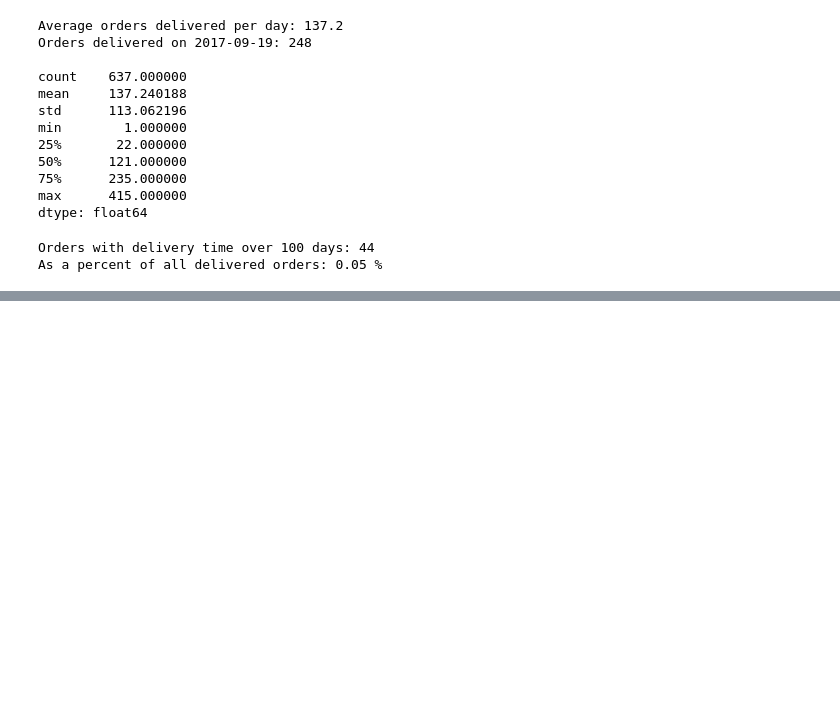
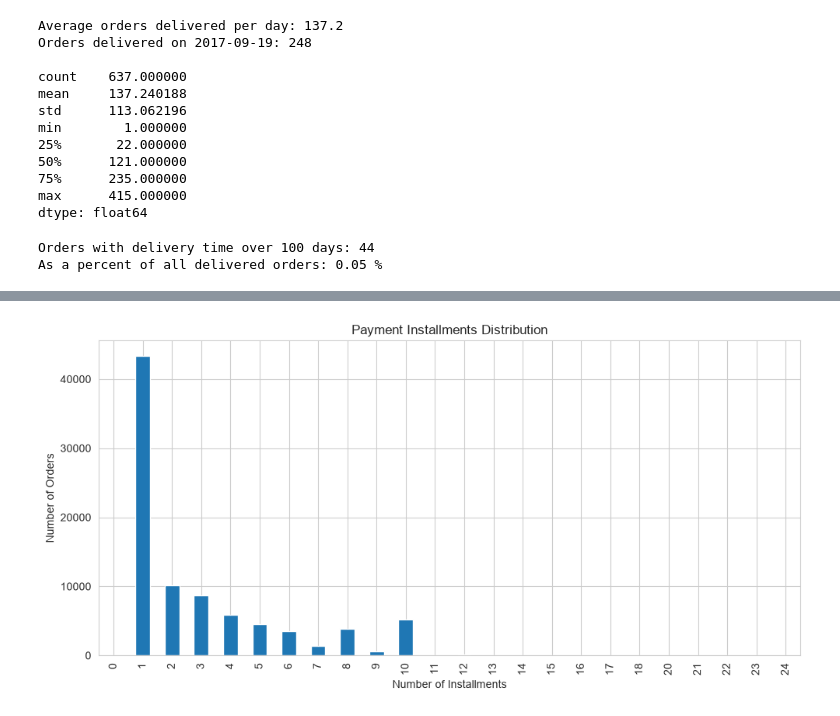
Before and after one commit to dparth22/ecommerce-customer-intelligence, a Jupyter notebook: python/02_exploratory_analysis.ipynb, the cells around one changed output, grey strips where cells are left out. Cells and saved outputs as stored; diff of their text form; code cells hidden in the pictures; blank space fills up the shorter version.

```diff
--- a/python/02_exploratory_analysis.ipynb
+++ b/python/02_exploratory_analysis.ipynb
@@ -177,0 +183,13 @@ As a percent of all delivered orders: 0.05 %
+# %%
+# quick look at how customers actually split payments, since we found
+# in SQL that installment count barely changes with spend tier —
+# curious what the overall distribution looks like on its own
+plt.figure(figsize=(10, 5))
+delivered['payment_installments'].value_counts().sort_index().plot(kind='bar')
+plt.title('Payment Installments Distribution')
+plt.xlabel('Number of Installments')
+plt.ylabel('Number of Orders')
+plt.tight_layout()
+plt.show()
+# %% [output]
+[figure, added]
```
Also changed, not shown: parts of 5 cells of this notebook.
